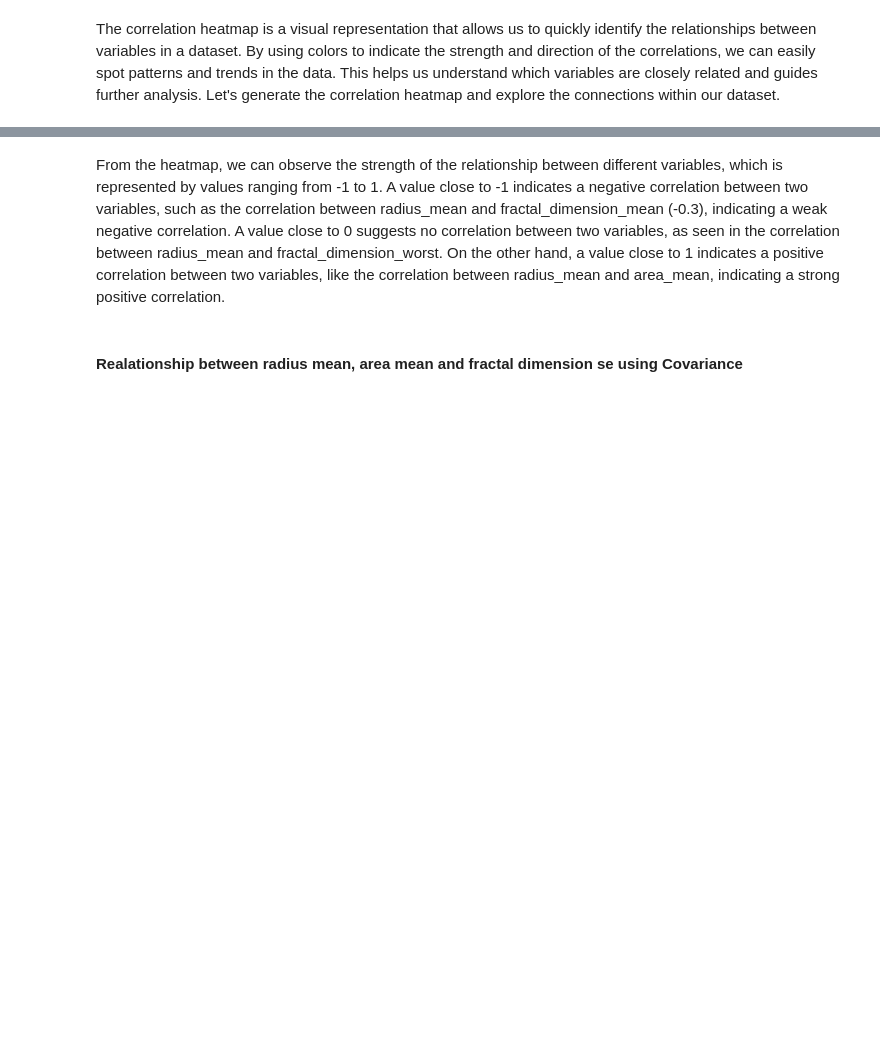
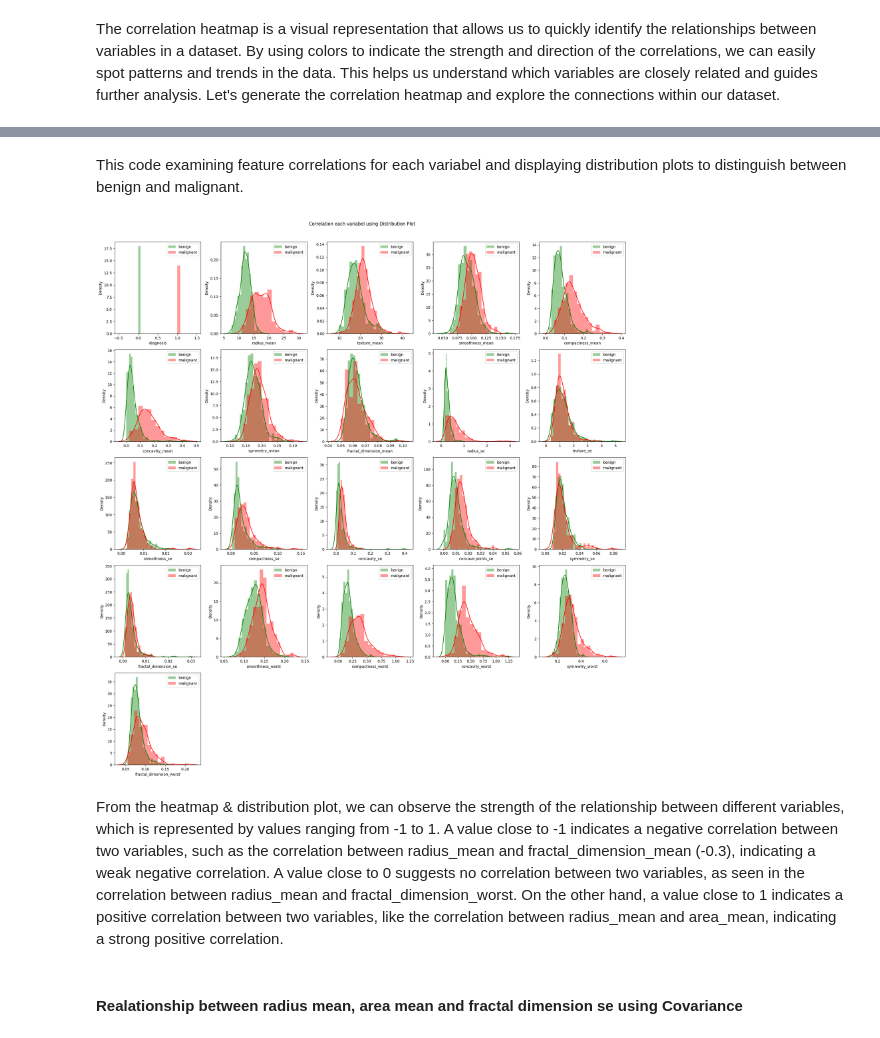
Before and after one commit to bagusmur1997/Final-Project_Analysis-of-Breast-Cancer-Wisconsin-Disagnostic, a Jupyter notebook: Final Project_Analysis of Breast Cancer Wisconsin Disagnostic.ipynb, the cells around one changed output, grey strips where cells are left out. Cells and saved outputs as stored; diff of their text form; code cells hidden in the pictures; blank space fills up the shorter version.

```diff
--- a/Final Project_Analysis of Breast Cancer Wisconsin Disagnostic.ipynb
+++ b/Final Project_Analysis of Breast Cancer Wisconsin Disagnostic.ipynb
@@ -378,5 +385,45 @@ plt.show()
+# %% [markdown]
+This code examining feature correlations for each variabel and displaying distribution plots to distinguish between benign and malignant.
+# %%
+# Disable the deprecation warning from Seaborn
+warnings.filterwarnings("ignore", category=FutureWarning)
+
+data_test = data.iloc[:, 1:-1]
+
+label_encoder = LabelEncoder()
+data_test.iloc[:, 0] = label_encoder.fit_transform(data_test.iloc[:, 0]).astype('float64')
+
+corr = data_test.corr()
+columns = np.full((corr.shape[0],), True, dtype=bool)
+for i in range(corr.shape[0]):
+    for j in range(i+1, corr.shape[0]):
+        if corr.iloc[i, j] >= 0.9:
+            if columns[j]:
+                columns[j] = False
+
+selected_columns = data_test.columns[columns]
+
+data_test = data_test[selected_columns]
+
+# Assuming 'data' has a 'diagnosis' column as the first column (index 0)
+result = data_test['diagnosis']
+
+fig = plt.figure(figsize=(20, 25))
+j = 0
+for i in data_test.columns:
+    plt.subplot(6, 5, j+1)  # Adjusted to 6 rows and 5 columns to accommodate 31 features
+    j += 1
+    sns.distplot(data_test[i][result == 0], color='g', label='benign')
+    sns.distplot(data_test[i][result == 1], color='r', label='malignant')
+    plt.legend(loc='best')
+fig.suptitle('Correlation each variabel using Distribution Plot')
+fig.tight_layout()
+fig.subplots_adjust(top=0.95)
+plt.show()
+# %% [output]
+[figure, added]
 # %% [markdown]
-From the heatmap, we can observe the strength of the relationship between different variables, which is represented by values ranging from -1 to 1. A value close to -1 indicates a negative correlation between two variables, such as the correlation between radius_mean and fractal_dimension_mean (-0.3), indicating a weak negative correlation. A value close to 0 suggests no correlation between two variables, as seen in the correlation between radius_mean and fractal_dimension_worst. On the other hand, a value close to 1 indicates a positive correlation between two variables, like the correlation between radius_mean and area_mean, indicating a strong positive correlation.
+From the heatmap & distribution plot, we can observe the strength of the relationship between different variables, which is represented by values ranging from -1 to 1. A value close to -1 indicates a negative correlation between two variables, such as the correlation between radius_mean and fractal_dimension_mean (-0.3), indicating a weak negative correlation. A value close to 0 suggests no correlation between two variables, as seen in the correlation between radius_mean and fractal_dimension_worst. On the other hand, a value close to 1 indicates a positive correlation between two variables, like the correlation between radius_mean and area_mean, indicating a strong positive correlation.
 # %% [markdown]
 #### Realationship between radius mean, area mean and fractal dimension se using Covariance
 # %% [markdown]
```
Also changed, not shown: parts of 17 cells of this notebook.
